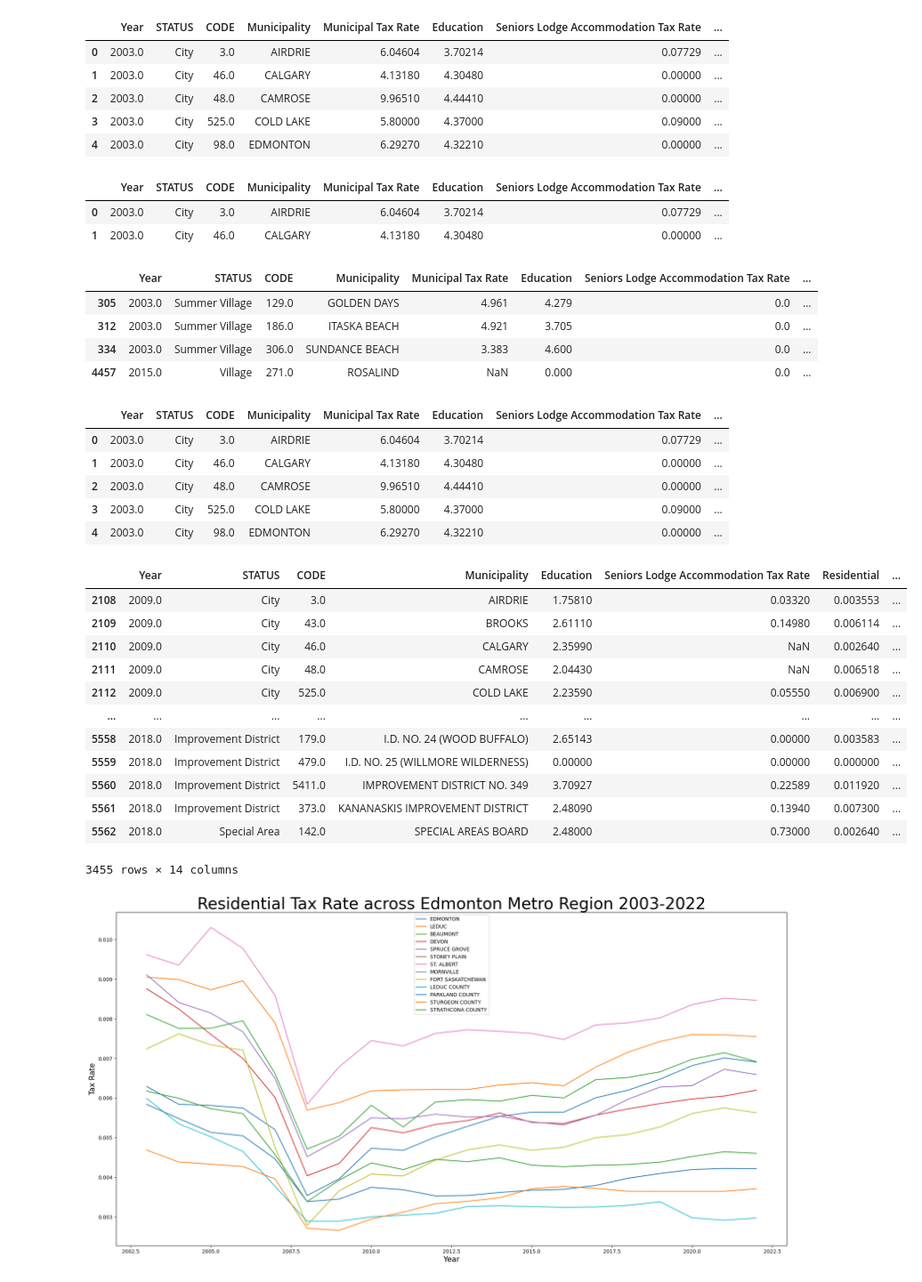
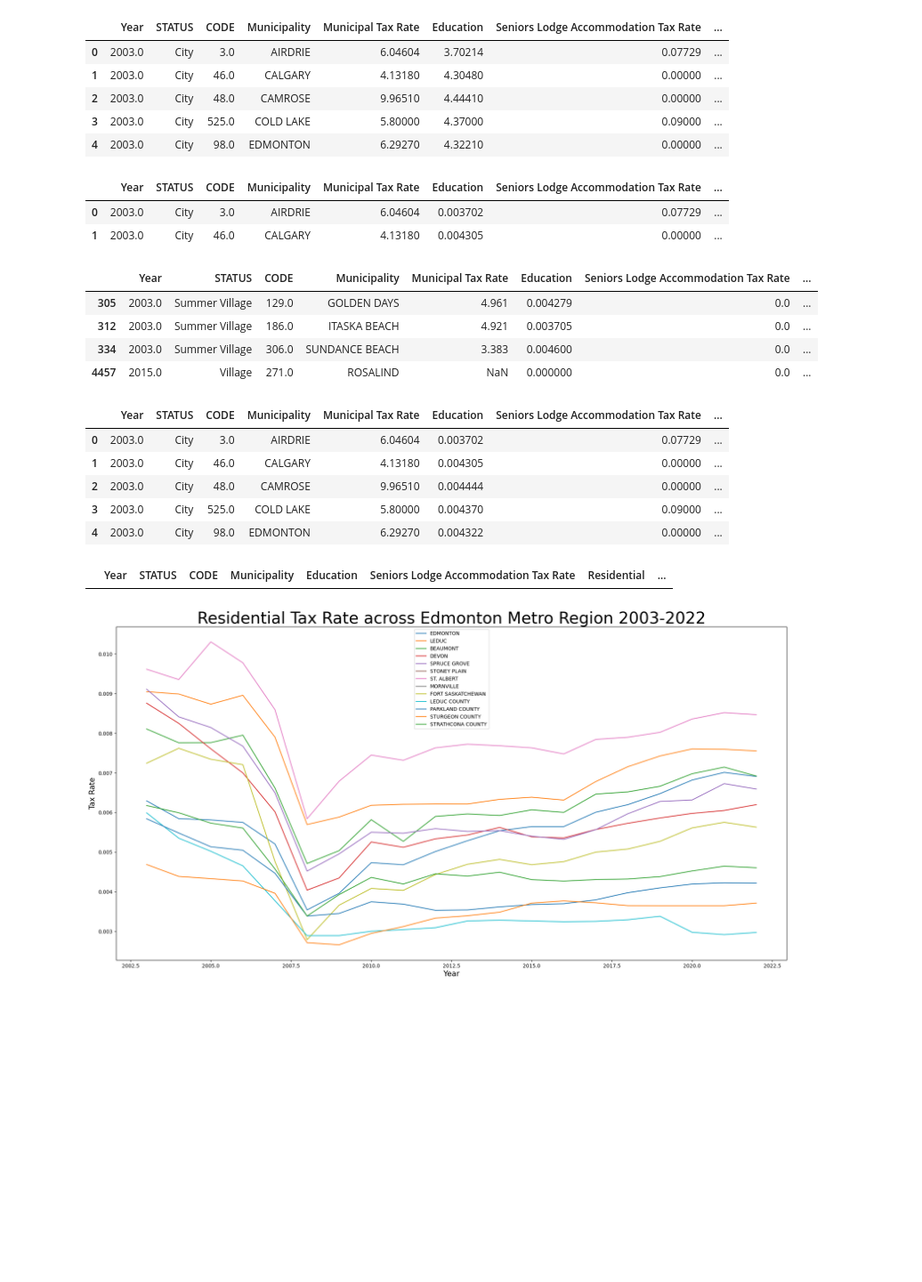
Before and after one commit to ddsarai/propertTax_comps, a Jupyter notebook: AB_pTax_2009_2021.ipynb, the cells around one changed output. Shown at 89% size. Saved outputs shown, nothing was run; the diff lists cells and outputs as text; code cells hidden in the pictures; blank space fills up the shorter version.

```diff
--- a/AB_pTax_2009_2021.ipynb
+++ b/AB_pTax_2009_2021.ipynb
@@ -405,50 +434,38 @@ ab_ptax21_03.head()
 | 3 | 2003.0 | City | 525.0 | COLD LAKE | 5.80000 | 4.37000 | 0.09000 | ... |
 | 4 | 2003.0 | City | 98.0 | EDMONTON | 6.29270 | 4.32210 | 0.00000 | ... |
 # %%
-ab_ptax21_03.loc[:,['Residential', 'NonResidential', 'ResidentialTotalTax', 'NonResidentialTotalTax', 'NonResidential Education']] = ab_ptax21_03.loc[:,['Residential', 'NonResidential', 'ResidentialTotalTax', 'NonResidentialTotalTax', 'NonResidential Education']] * 0.001
+ab_ptax21_03.loc[:,['Residential', 'Education', 'Farm', 'NonResidential', 'ResidentialTotalTax', 'NonResidentialTotalTax', 'NonResidential Education', 'FarmTotalTax']] = ab_ptax21_03.loc[:,['Residential', 'Education', 'Farm', 'NonResidential', 'ResidentialTotalTax', 'NonResidentialTotalTax', 'NonResidential Education','FarmTotalTax']] * 0.001
 # %%
 ab_ptax21_03.loc[ab_ptax21_03['Year'] < 2017,'NonRes/Res Tax Ratio'] = ab_ptax21_03.loc[ab_ptax21_03['Year'] < 2017,'NonResidential']/ab_ptax21_03.loc[ab_ptax21_03['Year'] < 2017, 'Residential']
 # %%
 ab_ptax21_03.head(2)
 # %% [output]
 |  | Year | STATUS | CODE | Municipality | Municipal Tax Rate | Education | Seniors Lodge Accommodation Tax Rate | ... |
-| 0 | 2003.0 | City | 3.0 | AIRDRIE | 6.04604 | 3.70214 | 0.07729 | ... |
-| 1 | 2003.0 | City | 46.0 | CALGARY | 4.13180 | 4.30480 | 0.00000 | ... |
+| 0 | 2003.0 | City | 3.0 | AIRDRIE | 6.04604 | 0.003702 | 0.07729 | ... |
+| 1 | 2003.0 | City | 46.0 | CALGARY | 4.13180 | 0.004305 | 0.00000 | ... |
 # %%
 ab_ptax21_03[ab_ptax21_03['NonRes/Res Tax Ratio'].isna()]
 # %% [output]
 |  | Year | STATUS | CODE | Municipality | Municipal Tax Rate | Education | Seniors Lodge Accommodation Tax Rate | ... |
-| 305 | 2003.0 | Summer Village | 129.0 | GOLDEN DAYS | 4.961 | 4.279 | 0.0 | ... |
-| 312 | 2003.0 | Summer Village | 186.0 | ITASKA BEACH | 4.921 | 3.705 | 0.0 | ... |
-| 334 | 2003.0 | Summer Village | 306.0 | SUNDANCE BEACH | 3.383 | 4.600 | 0.0 | ... |
-| 4457 | 2015.0 | Village | 271.0 | ROSALIND | NaN | 0.000 | 0.0 | ... |
+| 305 | 2003.0 | Summer Village | 129.0 | GOLDEN DAYS | 4.961 | 0.004279 | 0.0 | ... |
+| 312 | 2003.0 | Summer Village | 186.0 | ITASKA BEACH | 4.921 | 0.003705 | 0.0 | ... |
+| 334 | 2003.0 | Summer Village | 306.0 | SUNDANCE BEACH | 3.383 | 0.004600 | 0.0 | ... |
+| 4457 | 2015.0 | Village | 271.0 | ROSALIND | NaN | 0.000000 | 0.0 | ... |
 # %%
 ab_ptax21_03.head()
 # %% [output]
 |  | Year | STATUS | CODE | Municipality | Municipal Tax Rate | Education | Seniors Lodge Accommodation Tax Rate | ... |
-| 0 | 2003.0 | City | 3.0 | AIRDRIE | 6.04604 | 3.70214 | 0.07729 | ... |
-| 1 | 2003.0 | City | 46.0 | CALGARY | 4.13180 | 4.30480 | 0.00000 | ... |
-| 2 | 2003.0 | City | 48.0 | CAMROSE | 9.96510 | 4.44410 | 0.00000 | ... |
-| 3 | 2003.0 | City | 525.0 | COLD LAKE | 5.80000 | 4.37000 | 0.09000 | ... |
-| 4 | 2003.0 | City | 98.0 | EDMONTON | 6.29270 | 4.32210 | 0.00000 | ... |
+| 0 | 2003.0 | City | 3.0 | AIRDRIE | 6.04604 | 0.003702 | 0.07729 | ... |
+| 1 | 2003.0 | City | 46.0 | CALGARY | 4.13180 | 0.004305 | 0.00000 | ... |
+| 2 | 2003.0 | City | 48.0 | CAMROSE | 9.96510 | 0.004444 | 0.00000 | ... |
+| 3 | 2003.0 | City | 525.0 | COLD LAKE | 5.80000 | 0.004370 | 0.09000 | ... |
+| 4 | 2003.0 | City | 98.0 | EDMONTON | 6.29270 | 0.004322 | 0.00000 | ... |
 # %%
 ab_ptax21_03.drop(columns=['Municipal Tax Rate'], inplace=True)
 # %%
-ab_ptax21_03[ab_ptax21_03['Farm'].isna()]
+ab_ptax21_03[ab_ptax21_03['Farm'].isna()].tail()
 # %% [output]
 |  | Year | STATUS | CODE | Municipality | Education | Seniors Lodge Accommodation Tax Rate | Residential | ... |
-| 2108 | 2009.0 | City | 3.0 | AIRDRIE | 1.75810 | 0.03320 | 0.003553 | ... |
-| 2109 | 2009.0 | City | 43.0 | BROOKS | 2.61110 | 0.14980 | 0.006114 | ... |
-| 2110 | 2009.0 | City | 46.0 | CALGARY | 2.35990 | NaN | 0.002640 | ... |
-| 2111 | 2009.0 | City | 48.0 | CAMROSE | 2.04430 | NaN | 0.006518 | ... |
-| 2112 | 2009.0 | City | 525.0 | COLD LAKE | 2.23590 | 0.05550 | 0.006900 | ... |
-| ... | ... | ... | ... | ... | ... | ... | ... | ... |
-| 5558 | 2018.0 | Improvement District | 179.0 | I.D. NO. 24 (WOOD BUFFALO) | 2.65143 | 0.00000 | 0.003583 | ... |
-| 5559 | 2018.0 | Improvement District | 479.0 | I.D. NO. 25 (WILLMORE WILDERNESS) | 0.00000 | 0.00000 | 0.000000 | ... |
-| 5560 | 2018.0 | Improvement District | 5411.0 | IMPROVEMENT DISTRICT NO. 349 | 3.70927 | 0.22589 | 0.011920 | ... |
-| 5561 | 2018.0 | Improvement District | 373.0 | KANANASKIS IMPROVEMENT DISTRICT | 2.48090 | 0.13940 | 0.007300 | ... |
-| 5562 | 2018.0 | Special Area | 142.0 | SPECIAL AREAS BOARD | 2.48000 | 0.73000 | 0.002640 | ... |
-3455 rows × 14 columns
 # %%
 edmonton_metro = ['EDMONTON', 'LEDUC', 'BEAUMONT', 'DEVON', 'SPRUCE GROVE', 'STONEY PLAIN', 'ST. ALBERT', 'MORNVILLE', 'FORT SASKATCHEWAN', 'LEDUC COUNTY', 'PARKLAND COUNTY', 'STURGEON COUNTY', 'STRATHCONA COUNTY']
 
```
Also changed, not shown: parts of 12 cells of this notebook, 1 other file.
